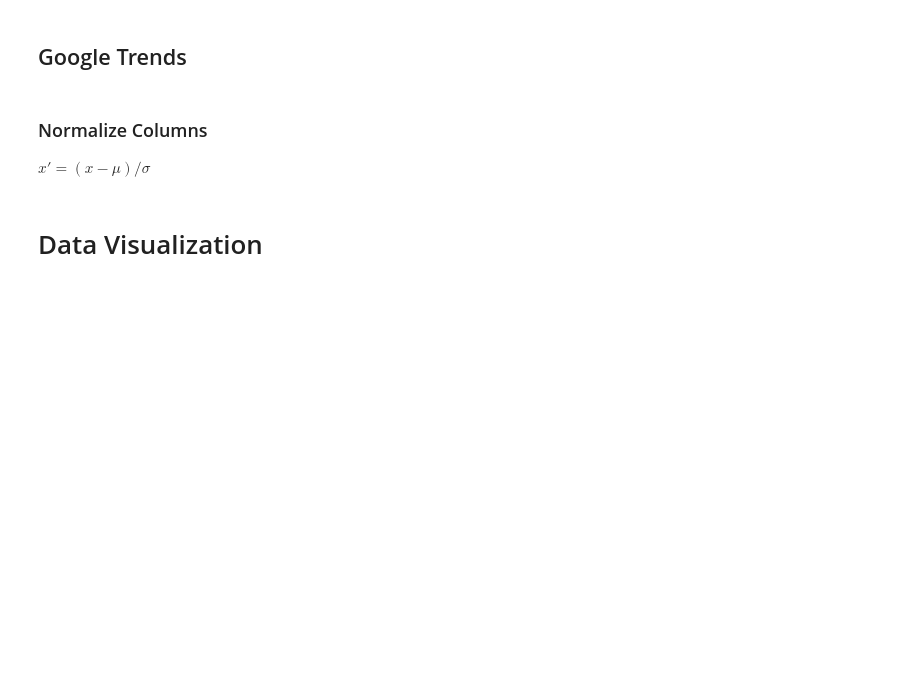
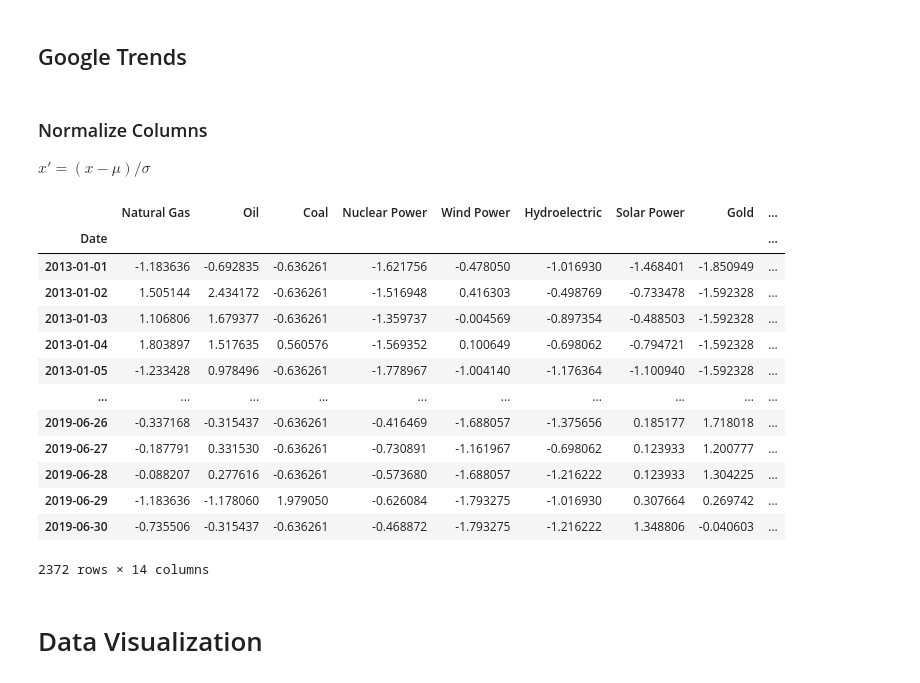
Before and after one commit to qstickmurph/cs4263-project, a Jupyter notebook: code/CS4263-Project.ipynb, the cells around one changed output. Saved outputs shown, nothing was run; the diff lists cells and outputs as text; code cells hidden in the pictures; blank space fills up the shorter version.

```diff
--- a/code/CS4263-Project.ipynb
+++ b/code/CS4263-Project.ipynb
@@ -271,6 +275,28 @@ nymex_df_normalized
 # %% [markdown]
 ### Normalize Columns
 $x' = (x- \mu)/\sigma$
+# %%
+google_trends_df_normalized = google_trends_df.copy()
+
+for column in google_trends_df_normalized.columns:
+    google_trends_df_normalized[column] = (google_trends_df_normalized[column] - google_trends_df_normalized[column].mean()) / google_trends_df_normalized[column].std()
+
+google_trends_df_normalized
+# %% [output]
+|  | Natural Gas | Oil | Coal | Nuclear Power | Wind Power | Hydroelectric | Solar Power | Gold | ... |
+| Date |  |  |  |  |  |  |  |  | ... |
+| 2013-01-01 | -1.183636 | -0.692835 | -0.636261 | -1.621756 | -0.478050 | -1.016930 | -1.468401 | -1.850949 | ... |
+| 2013-01-02 | 1.505144 | 2.434172 | -0.636261 | -1.516948 | 0.416303 | -0.498769 | -0.733478 | -1.592328 | ... |
+| 2013-01-03 | 1.106806 | 1.679377 | -0.636261 | -1.359737 | -0.004569 | -0.897354 | -0.488503 | -1.592328 | ... |
+| 2013-01-04 | 1.803897 | 1.517635 | 0.560576 | -1.569352 | 0.100649 | -0.698062 | -0.794721 | -1.592328 | ... |
+| 2013-01-05 | -1.233428 | 0.978496 | -0.636261 | -1.778967 | -1.004140 | -1.176364 | -1.100940 | -1.592328 | ... |
+| ... | ... | ... | ... | ... | ... | ... | ... | ... | ... |
+| 2019-06-26 | -0.337168 | -0.315437 | -0.636261 | -0.416469 | -1.688057 | -1.375656 | 0.185177 | 1.718018 | ... |
+| 2019-06-27 | -0.187791 | 0.331530 | -0.636261 | -0.730891 | -1.161967 | -0.698062 | 0.123933 | 1.200777 | ... |
+| 2019-06-28 | -0.088207 | 0.277616 | -0.636261 | -0.573680 | -1.688057 | -1.216222 | 0.123933 | 1.304225 | ... |
+| 2019-06-29 | -1.183636 | -1.178060 | 1.979050 | -0.626084 | -1.793275 | -1.016930 | 0.307664 | 0.269742 | ... |
+| 2019-06-30 | -0.735506 | -0.315437 | -0.636261 | -0.468872 | -1.793275 | -1.216222 | 1.348806 | -0.040603 | ... |
+2372 rows × 14 columns
 # %% [markdown]
 # Data Visualization
 # %% [markdown]
```
Also changed, not shown: parts of 2 cells of this notebook, 1 other file.
